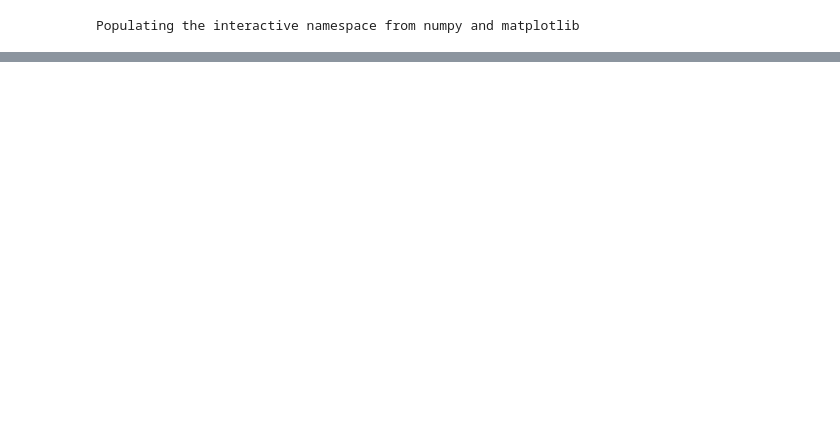
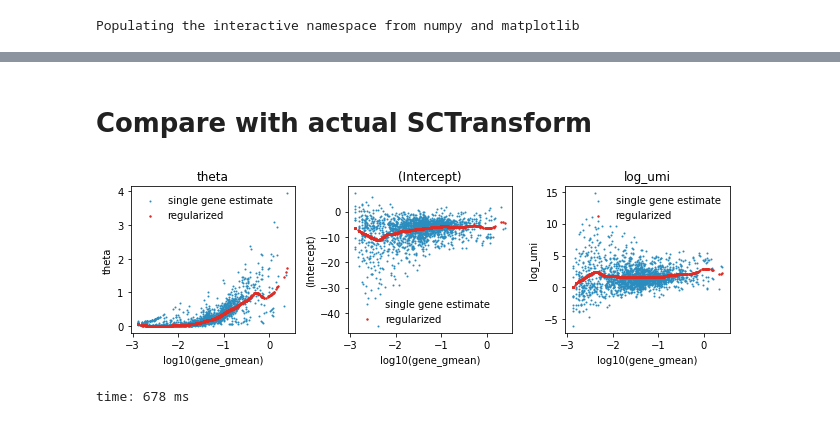
Before and after one commit to saketkc/pySCTransform, a Jupyter notebook: notebooks/demo.ipynb, the cells around one changed output, grey strips where cells are left out. Drawn from its saved outputs; the diff is of its cells as text; code cells hidden in the pictures; blank space fills up the shorter version.

```diff
--- a/notebooks/demo.ipynb
+++ b/notebooks/demo.ipynb
@@ -26,0 +45,21 @@ plot_fit(vst_out)
+# %% [markdown]
+# Compare with actual SCTransform
+# %%
+sct_modelparsfit = pd.read_csv(
+    "../data/pbmc3k_SCT_model_pars_fit.tsv", index_col=0, sep="\t"
+)
+sct_modelpars = pd.read_csv(
+    "../data/pbmc3k_SCT_model_pars.tsv", index_col=0, sep="\t"
+)
+sct_genepars = pd.read_csv(
+    "../data/pbmc3k_SCT_gene_pars.tsv", index_col=0, sep="\t"
+)
+gene_gmean = sct_genepars.loc[sct_modelpars.index, "gmean"]
+log10_gene_gmean = np.log10(gene_gmean)
+
+vst_expected = {"model_parameters": sct_modelpars, "model_parameters_fit": sct_modelparsfit,
+                "genes_log10_gmean": log10_gene_gmean}
+_ = plot_fit(vst_expected)
+# %% [output]
+[figure, added]
+time: 678 ms
```
Also changed, not shown: parts of 10 cells of this notebook, 1 other file.
